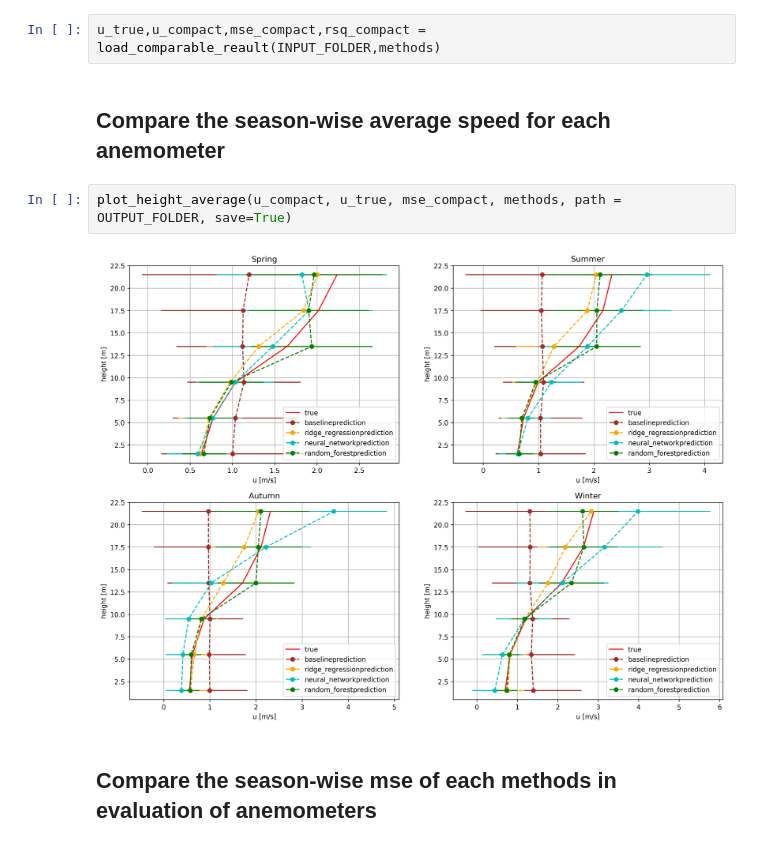
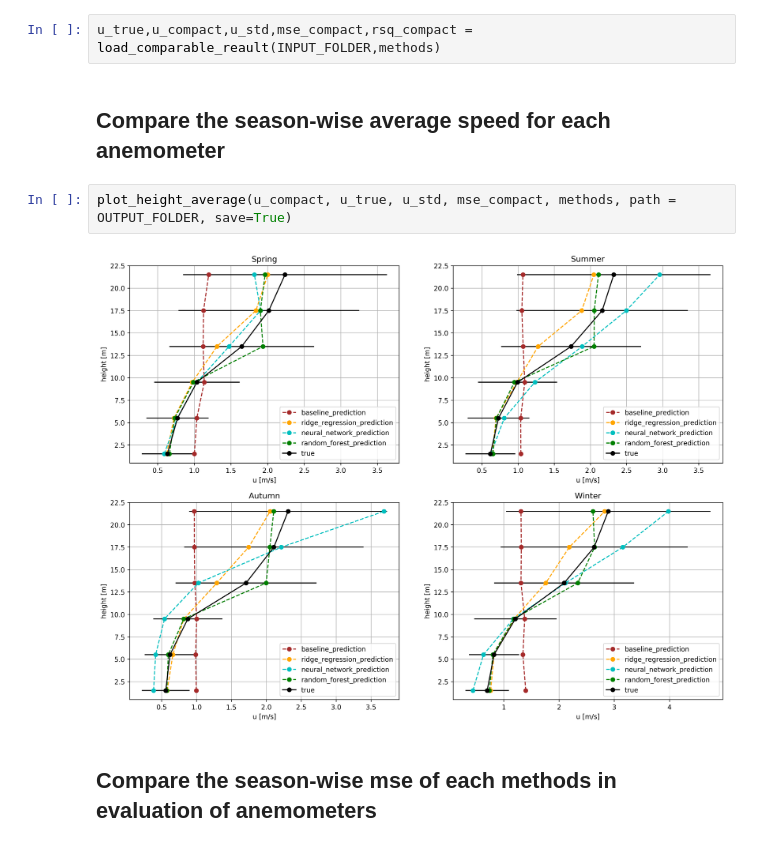
Before and after one commit to gianlucamancini7/ml_project2, a Jupyter notebook: submission_folder/scripts_regression/result_analysis.ipynb, the cells around one changed output. Cells and saved outputs as stored; diff of their text form.

```diff
--- a/submission_folder/scripts_regression/result_analysis.ipynb
+++ b/submission_folder/scripts_regression/result_analysis.ipynb
@@ -15,13 +15,13 @@ methods = ['baseline','ridge_regression','neural_network','random_forest']
 # %% [markdown]
 ## Create the compact matrix of the performance evaluation
 # %%
-u_true,u_compact,mse_compact,rsq_compact = load_comparable_reault(INPUT_FOLDER,methods)
+u_true,u_compact,u_std,mse_compact,rsq_compact = load_comparable_reault(INPUT_FOLDER,methods)
 # %% [markdown]
 ## Compare the season-wise average speed for each anemometer
 # %%
-plot_height_average(u_compact, u_true, mse_compact, methods, path = OUTPUT_FOLDER, save=True)
+plot_height_average(u_compact, u_true, u_std, mse_compact, methods, path = OUTPUT_FOLDER, save=True)
 # %% [output]
-[figure, old version]
+[figure, new version]
 # %% [markdown]
 ## Compare the season-wise mse of each methods in evaluation of anemometers
 # %%
```
Also changed, not shown: 2 other files.
